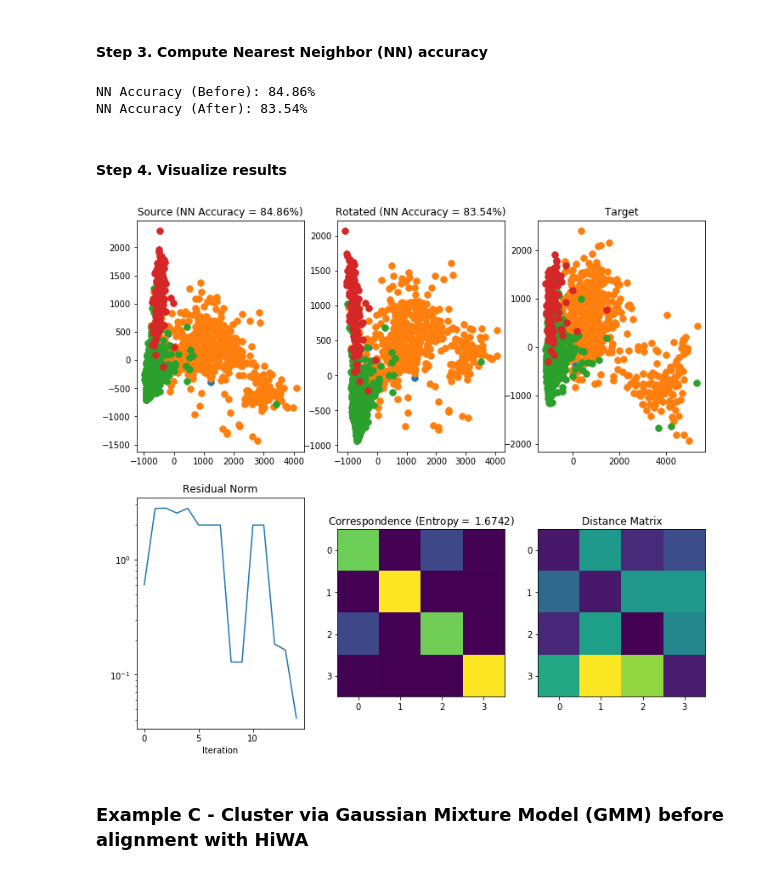
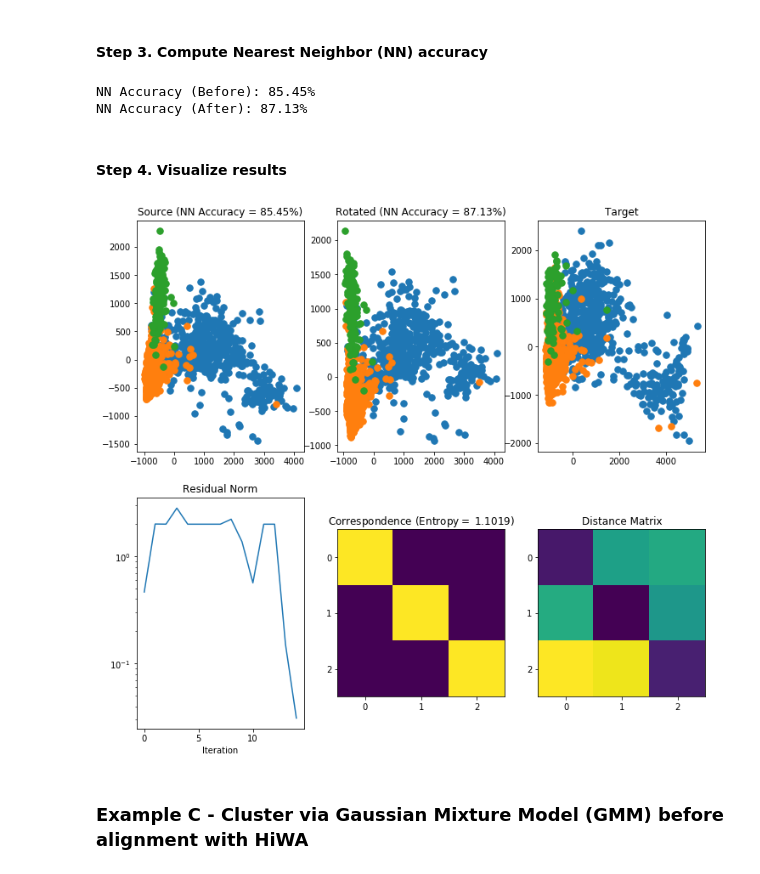
Before and after one commit to nerdslab/PyHiWA, a Jupyter notebook: HiWA-Demo.ipynb, the cells around one changed output. Saved outputs shown, nothing was run; the diff lists cells and outputs as text; code cells hidden in the pictures.

```diff
--- a/HiWA-Demo.ipynb
+++ b/HiWA-Demo.ipynb
@@ -122,11 +122,13 @@ _Data collected by_: Sam Funderburk, Keith Hengen Lab (WUSL)
 # %%
 # Load the datasets from a numpy archive
 with np.load(os.path.join('data', 'sleep_day1_60s.npz')) as day1z:
-    ft1 = day1z['firing_times_d1']
     labels1 = day1z['labels_d1']
+    ft1 = day1z['firing_times_d1'][labels1 != 0, :]
+    labels1 = labels1[labels1 != 0]
 with np.load(os.path.join('data', 'sleep_day2_60s.npz')) as day2z:
-    ft2 = day2z['firing_times_d2']
     labels2 = day2z['labels_d2']
+    ft2 = day2z['firing_times_d2'][labels2 != 0, :]
+    labels2 = labels2[labels2 != 0]
 # %% [markdown]
 #### Step 1. Dimensionality reduction
 # %%
@@ -166,39 +168,39 @@ nn_hwa = (labels1[idx] == labels2).sum() / labels2.shape[0]
 print('NN Accuracy (Before): {:.2%}'.format(nn_hwa_prealign))
 print('NN Accuracy (After): {:.2%}'.format(nn_hwa))
 # %% [output]
-NN Accuracy (Before): 84.86%
-NN Accuracy (After): 83.54%
+NN Accuracy (Before): 85.45%
+NN Accuracy (After): 87.13%
 # %% [markdown]
 #### Step 4. Visualize results
 # %%
 # Plot the results, plus some diagnostics
 plt.figure(figsize=(12, 11))
 plt.subplot(2, 3, 1)
 plt.title('Source (NN Accuracy = {:.2%})'.format(nn_hwa_prealign))
 utils.plot_2d_clusters(ft1_3d, labels1)
 plt.subplot(2, 3, 2)
 plt.title('Rotated (NN Accuracy = {:.2%})'.format(nn_hwa))
 utils.plot_2d_clusters(ft1_rec, labels1)
 plt.subplot(2, 3, 3)
 plt.title('Target')
 utils.plot_2d_clusters(ft2_3d, labels2)
 ax = plt.subplot(2, 3, 4)
 plt.plot(hwa.diagnostics['Rg_norm'])
 ax.set_yscale('log')
 plt.title('Residual Norm')
 plt.xlabel('Iteration')
 plt.subplot(2, 3, 5)
 plt.imshow(hwa.P)
-plt.xticks(np.arange(4))
-plt.yticks(np.arange(4))
+plt.xticks(np.arange(3))
+plt.yticks(np.arange(3))
 plt.title('Correspondence (Entropy$ = $ %.4f)' %(-np.sum(hwa.P * np.log(hwa.P))))
 plt.subplot(2, 3, 6)
 plt.title('Distance Matrix')
-plt.xticks(np.arange(4))
-plt.yticks(np.arange(4))
+plt.xticks(np.arange(3))
+plt.yticks(np.arange(3))
 c = plt.imshow(hwa.diagnostics['C'])
 # %% [output]
-[figure, old version]
+[figure, new version]
 # %% [markdown]
 ### Example C - Cluster via Gaussian Mixture Model (GMM) before alignment with HiWA
 # %% [markdown]
```
Also changed, not shown: parts of 8 cells of this notebook.
